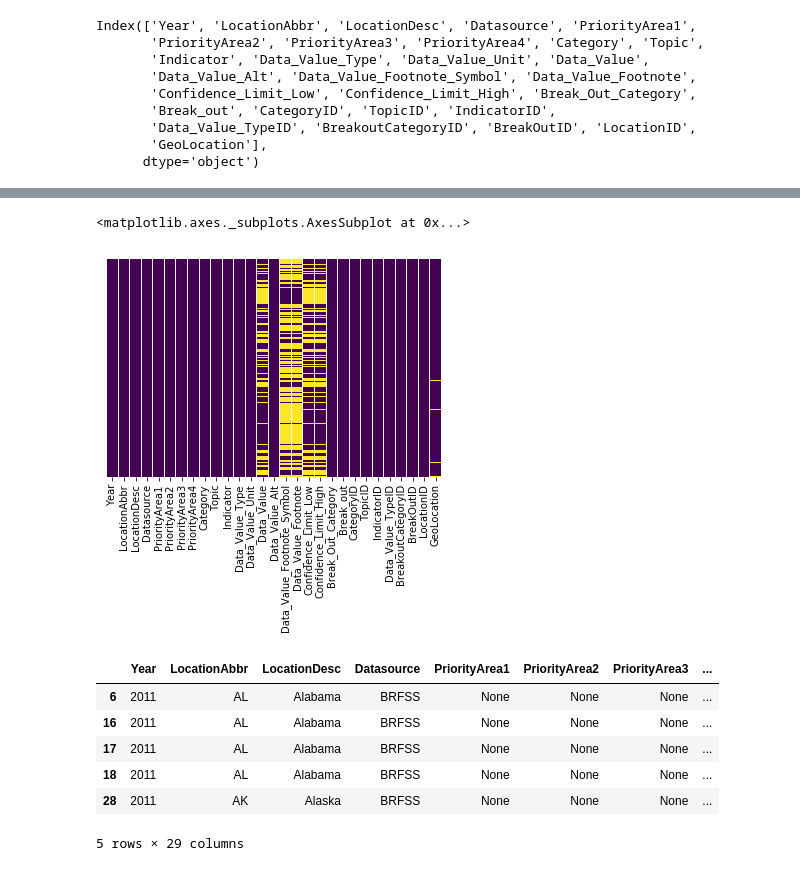
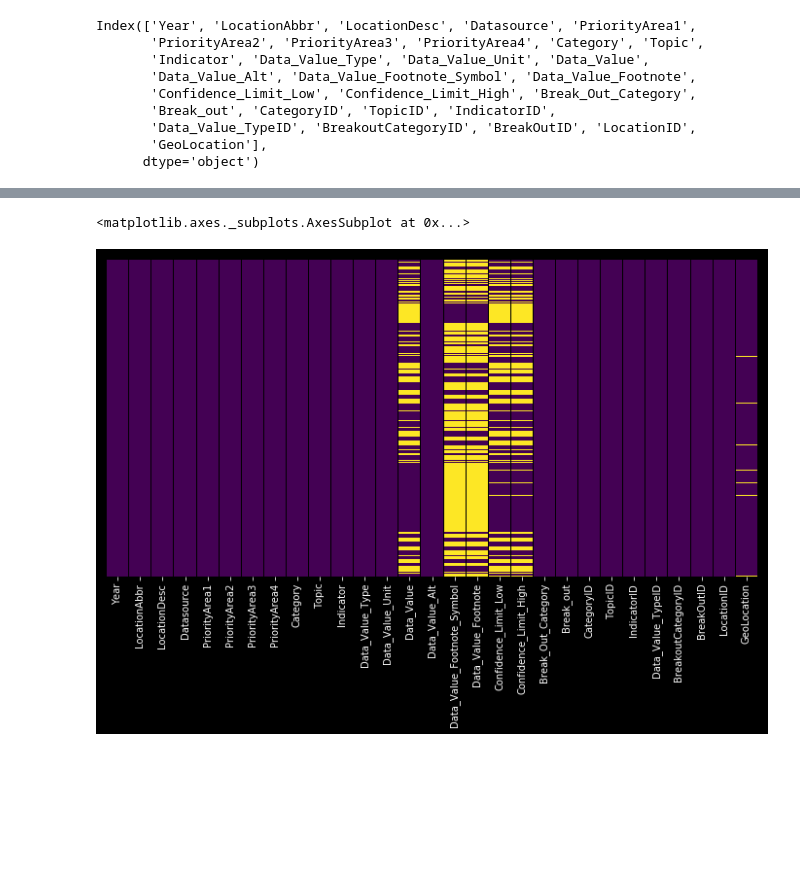
Before and after one commit to jchiu1303/heart_disease_stroke_analysis, a Jupyter notebook: analysis.ipynb, the cells around one changed output, grey strips where cells are left out. Saved outputs shown, nothing was run; the diff lists cells and outputs as text; code cells hidden in the pictures; blank space fills up the shorter version.

Commit message:
changed matplotlib style, added code to show all columns of dataframe and deleted dropping columns code and some graphing code because I forgot what I did. Will need to document code better

```diff
--- a/analysis.ipynb
+++ b/analysis.ipynb
@@ -100,17 +97,11 @@ df.describe()
 | 75% | 2014.000000 | 52.400000 | 33.325000 | 44.400000 | 60.200000 | 42.500000 |
 | max | 2015.000000 | 99.400000 | 99.400000 | 99.000000 | 99.700000 | 58.000000 |
 # %%
+from matplotlib import style
+style.use('dark_background')
+
+plt.figure(figsize=(12,6))
 sns.heatmap(df.isnull(), yticklabels=False, cbar=False, cmap='viridis')
 # %% [output]
 <matplotlib.axes._subplots.AxesSubplot at 0x...>
-[figure, old version]
+[figure, new version]
-# %%
-df.loc[df['Data_Value_Footnote_Symbol'].notnull()].head()
-# %% [output]
-|  | Year | LocationAbbr | LocationDesc | Datasource | PriorityArea1 | PriorityArea2 | PriorityArea3 | ... |
-| 6 | 2011 | AL | Alabama | BRFSS | None | None | None | ... |
-| 16 | 2011 | AL | Alabama | BRFSS | None | None | None | ... |
-| 17 | 2011 | AL | Alabama | BRFSS | None | None | None | ... |
-| 18 | 2011 | AL | Alabama | BRFSS | None | None | None | ... |
-| 28 | 2011 | AK | Alaska | BRFSS | None | None | None | ... |
-5 rows × 29 columns
```
Also changed, not shown: parts of 16 cells of this notebook.
